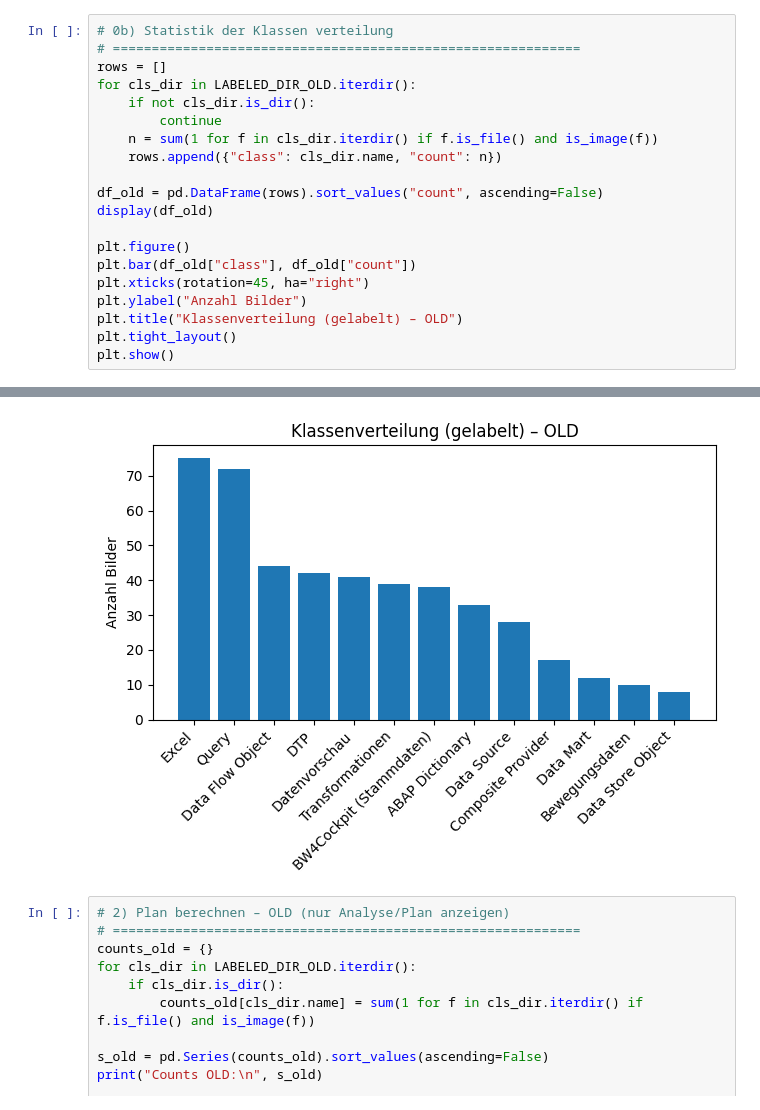
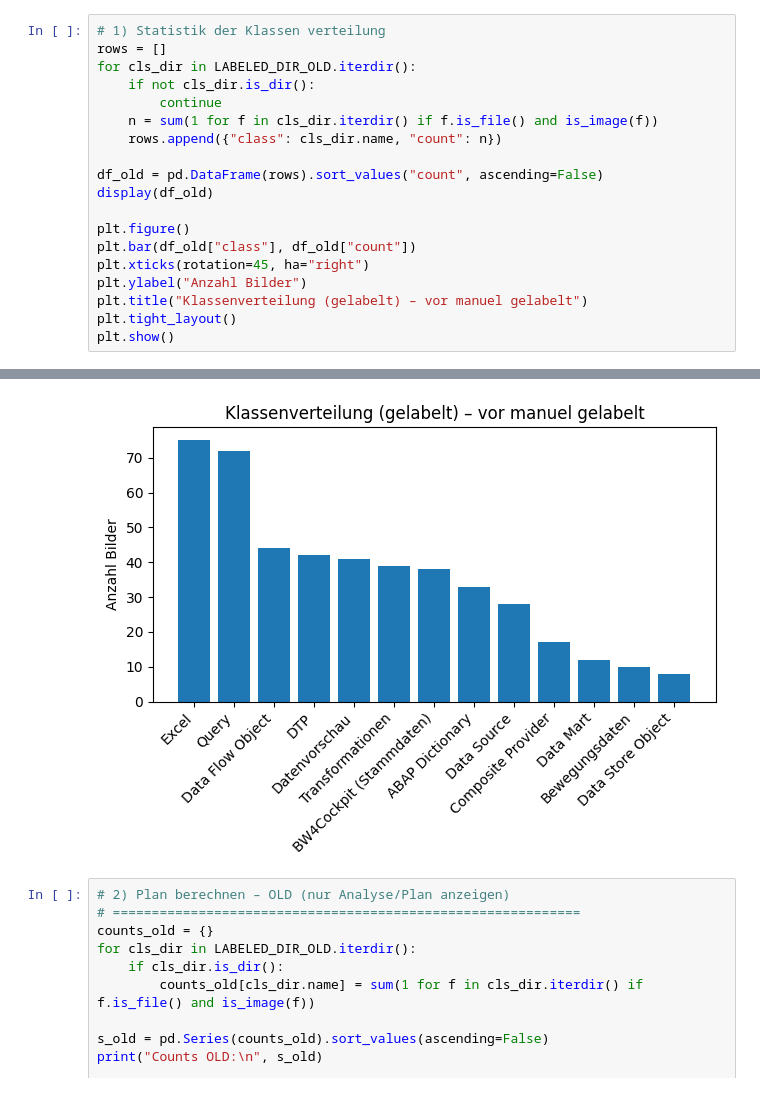
Before and after one commit to mzmm48/Data-Science, a Jupyter notebook: src/Modell.ipynb, the cells around one changed output, grey strips where cells are left out. Saved outputs shown, nothing was run; the diff lists cells and outputs as text.

```diff
--- a/src/Modell.ipynb
+++ b/src/Modell.ipynb
@@ -200,41 +191,40 @@ YOLO_DEVICE: 0
 GPU: NVIDIA GeForce RTX 5080
 Capability: (12, 0)
 # %%
-# 0b) Statistik der Klassen verteilung
-# ============================================================
+# 1) Statistik der Klassen verteilung
 rows = []
 for cls_dir in LABELED_DIR_OLD.iterdir():
     if not cls_dir.is_dir():
         continue
     n = sum(1 for f in cls_dir.iterdir() if f.is_file() and is_image(f))
     rows.append({"class": cls_dir.name, "count": n})
 
 df_old = pd.DataFrame(rows).sort_values("count", ascending=False)
 display(df_old)
 
 plt.figure()
 plt.bar(df_old["class"], df_old["count"])
 plt.xticks(rotation=45, ha="right")
 plt.ylabel("Anzahl Bilder")
-plt.title("Klassenverteilung (gelabelt) – OLD")
+plt.title("Klassenverteilung (gelabelt) – vor manuel gelabelt")
 plt.tight_layout()
 plt.show()
 # %% [output]
 |  | class | count |
 | 10 | Excel | 75 |
 | 11 | Query | 72 |
 | 4 | Data Flow Object | 44 |
 | 9 | DTP | 42 |
 | 8 | Datenvorschau | 41 |
 | 12 | Transformationen | 39 |
 | 2 | BW4Cockpit (Stammdaten) | 38 |
 | 0 | ABAP Dictionary | 33 |
 | 6 | Data Source | 28 |
 | 3 | Composite Provider | 17 |
 | 5 | Data Mart | 12 |
 | 1 | Bewegungsdaten | 10 |
 | 7 | Data Store Object | 8 |
-[figure, old version]
+[figure, new version]
 # %%
 # 2) Plan berechnen – OLD (nur Analyse/Plan anzeigen)
 # ============================================================
```
Also changed, not shown: parts of 18 cells of this notebook, 20 other files.
